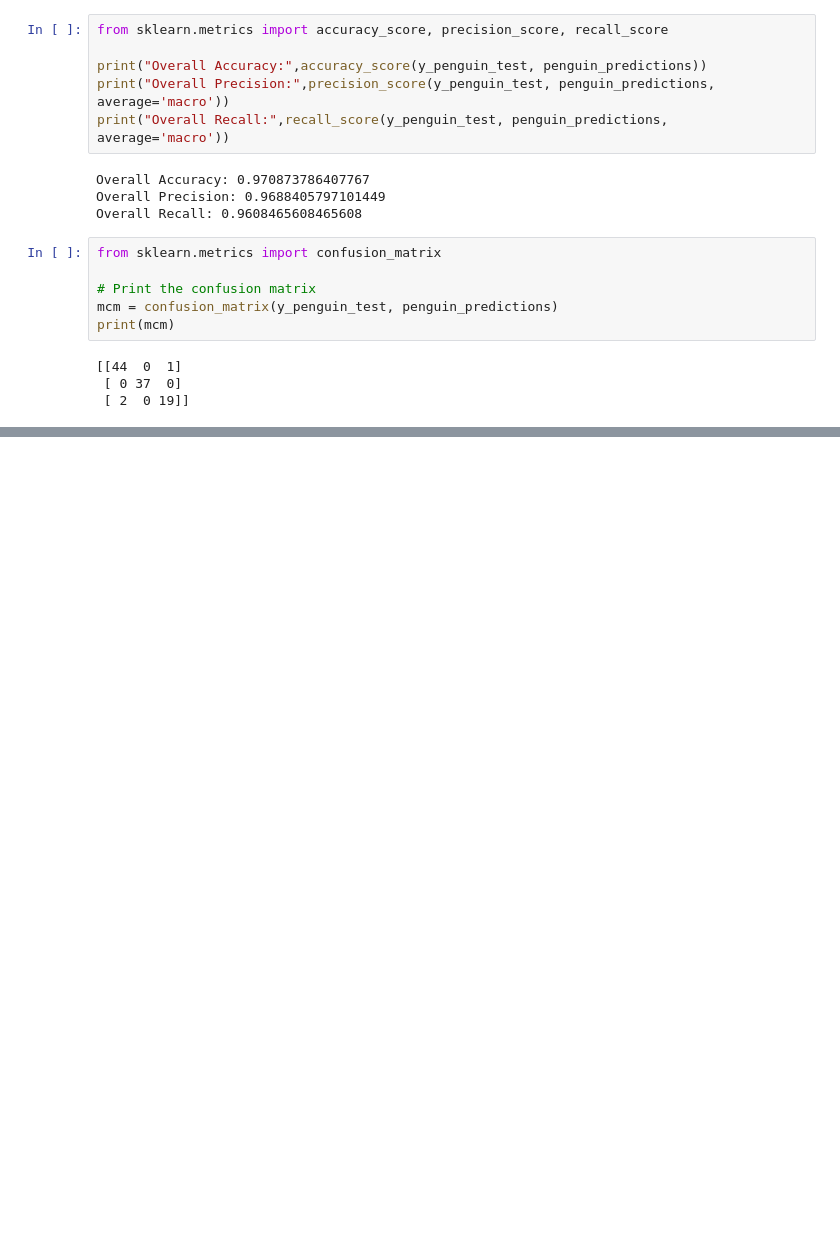
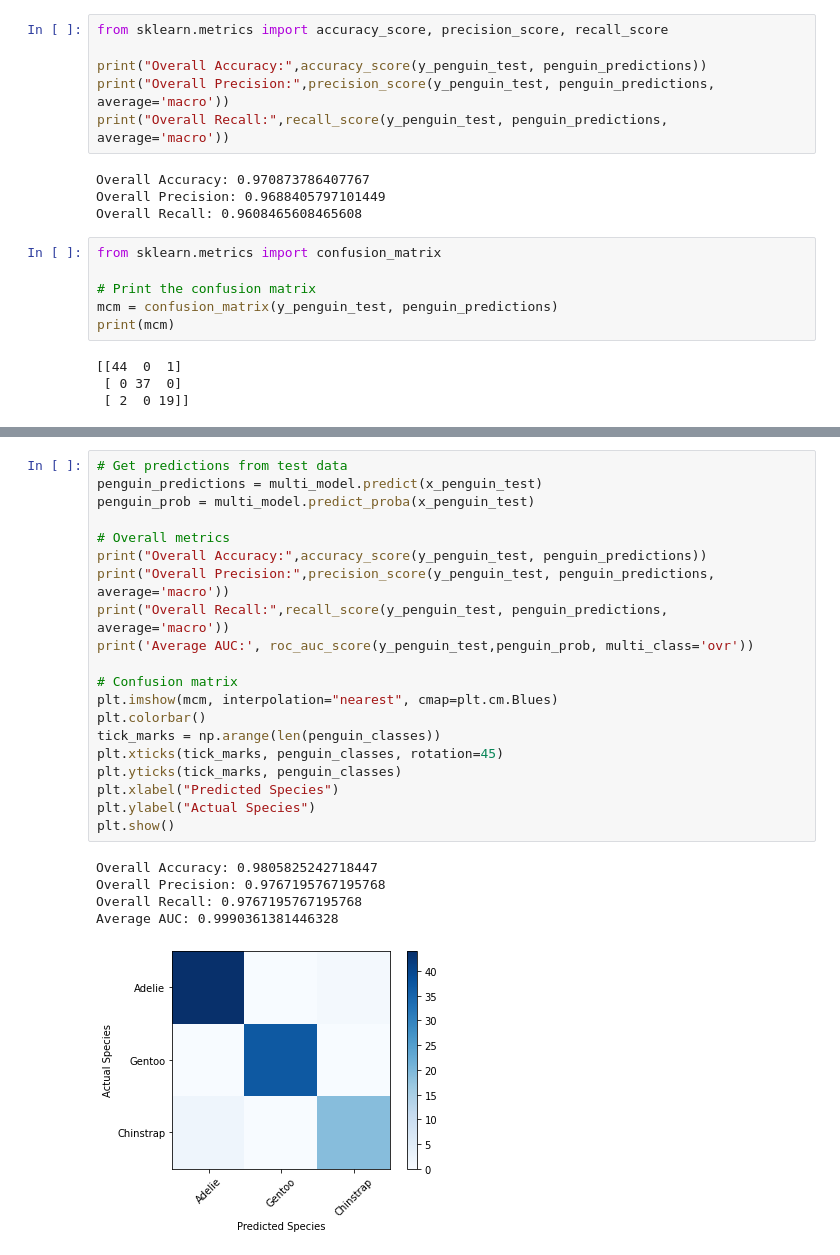
Before and after one commit to sunnylistax25/ClassificationModelEvaluation_Train, a Jupyter notebook: Train_EvaluatingClassificationModel.ipynb, the cells around one changed output, grey strips where cells are left out. Drawn from its saved outputs; the diff is of its cells as text; blank space fills up the shorter version.

```diff
--- a/Train_EvaluatingClassificationModel.ipynb
+++ b/Train_EvaluatingClassificationModel.ipynb
@@ -559,0 +639,26 @@ print(mcm)
+# %%
+# Get predictions from test data
+penguin_predictions = multi_model.predict(x_penguin_test)
+penguin_prob = multi_model.predict_proba(x_penguin_test)
+
+# Overall metrics
+print("Overall Accuracy:",accuracy_score(y_penguin_test, penguin_predictions))
+print("Overall Precision:",precision_score(y_penguin_test, penguin_predictions, average='macro'))
+print("Overall Recall:",recall_score(y_penguin_test, penguin_predictions, average='macro'))
+print('Average AUC:', roc_auc_score(y_penguin_test,penguin_prob, multi_class='ovr'))
+
+# Confusion matrix
+plt.imshow(mcm, interpolation="nearest", cmap=plt.cm.Blues)
+plt.colorbar()
+tick_marks = np.arange(len(penguin_classes))
+plt.xticks(tick_marks, penguin_classes, rotation=45)
+plt.yticks(tick_marks, penguin_classes)
+plt.xlabel("Predicted Species")
+plt.ylabel("Actual Species")
+plt.show()
+# %% [output]
+Overall Accuracy: 0.9805825242718447
+Overall Precision: 0.9767195767195768
+Overall Recall: 0.9767195767195768
+Average AUC: 0.9990361381446328
+[figure, added]
```
Also changed, not shown: parts of 13 cells of this notebook.
